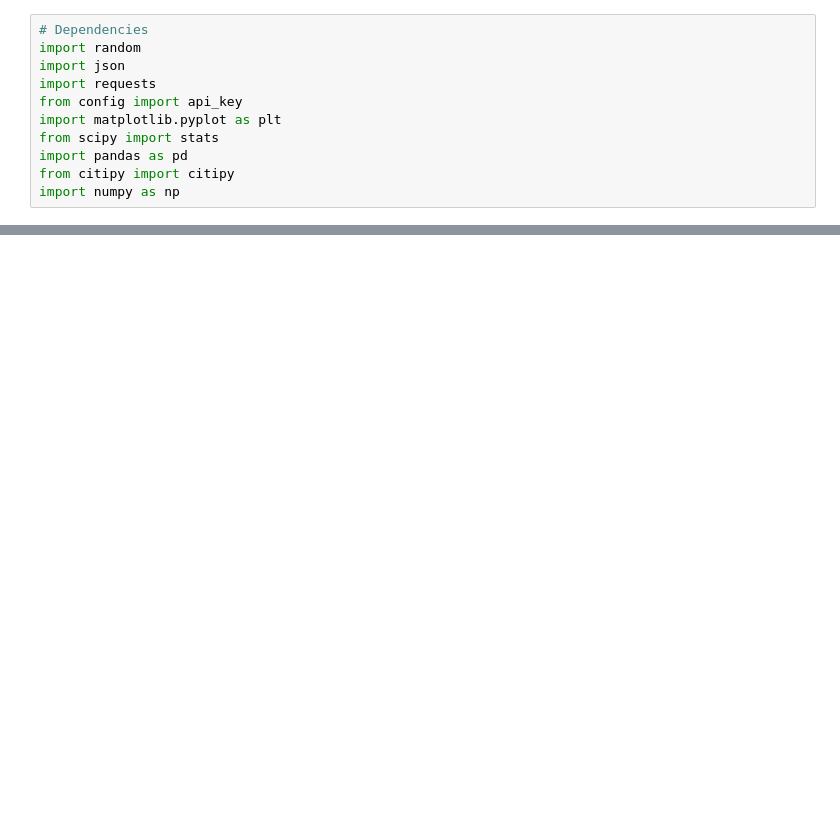
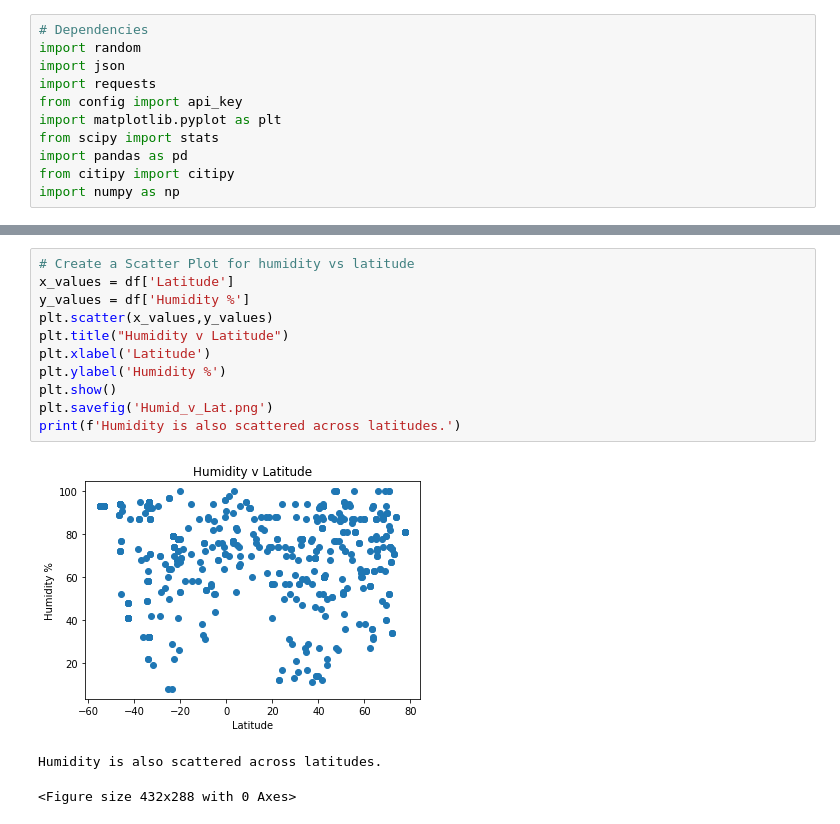
Before and after one commit to djaxon/python-api-challenge, a Jupyter notebook: WeatherPy/WeatherPy2.ipynb, the cells around one changed output, grey strips where cells are left out. Drawn from its saved outputs; the diff is of its cells as text; blank space fills up the shorter version.

```diff
--- a/WeatherPy/WeatherPy2.ipynb
+++ b/WeatherPy/WeatherPy2.ipynb
@@ -71,0 +138,15 @@ KeyError: 'coord'
+# %%
+# Create a Scatter Plot for humidity vs latitude
+x_values = df['Latitude']
+y_values = df['Humidity %']
+plt.scatter(x_values,y_values)
+plt.title("Humidity v Latitude")
+plt.xlabel('Latitude')
+plt.ylabel('Humidity %')
+plt.show()
+plt.savefig('Humid_v_Lat.png')
+print(f'Humidity is also scattered across latitudes.')
+# %% [output]
+[figure, added]
+Humidity is also scattered across latitudes.
+<Figure size 432x288 with 0 Axes>
```
Also changed, not shown: parts of 13 cells of this notebook, 13 other files.
